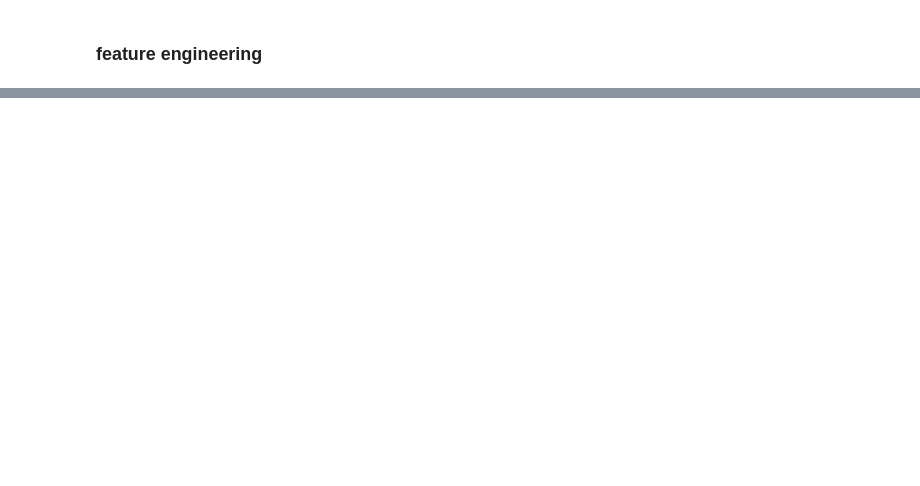
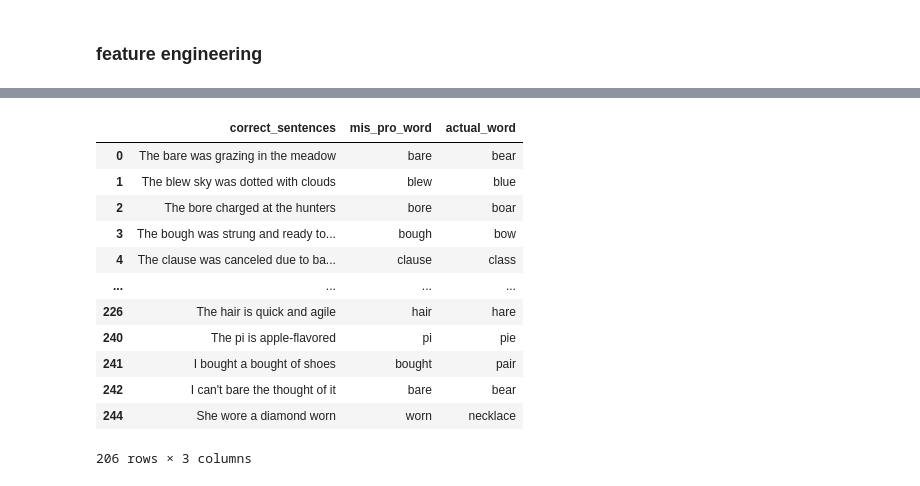
Before and after one commit to bhaskar112car/detect-and-correct-mis-pronounced-words-in-sentences-using-TensorFlow-python-, a Jupyter notebook: detect and correct mis-pronounced words in sentences using TensorFlow python .ipynb, the cells around one changed output, grey strips where cells are left out. Drawn from its saved outputs; the diff is of its cells as text; code cells hidden in the pictures; blank space fills up the shorter version.

```diff
--- a/detect and correct mis-pronounced words in sentences using TensorFlow python .ipynb
+++ b/detect and correct mis-pronounced words in sentences using TensorFlow python .ipynb
@@ -89,0 +142,18 @@ text_df
+# %%
+# create incorrect sentences to predict mis_pro_word
+text_df_1['correct_sentences'] = text_df_1.apply(lambda row: row['correct_sentences'].replace(row['actual_word'], row['mis_pro_word']), axis=1)
+text_df_1
+# %% [output]
+|  | correct_sentences | mis_pro_word | actual_word |
+| 0 | The bare was grazing in the meadow | bare | bear |
+| 1 | The blew sky was dotted with clouds | blew | blue |
+| 2 | The bore charged at the hunters | bore | boar |
+| 3 | The bough was strung and ready to... | bough | bow |
+| 4 | The clause was canceled due to ba... | clause | class |
+| ... | ... | ... | ... |
+| 226 | The hair is quick and agile | hair | hare |
+| 240 | The pi is apple-flavored | pi | pie |
+| 241 | I bought a bought of shoes | bought | pair |
+| 242 | I can't bare the thought of it | bare | bear |
+| 244 | She wore a diamond worn | worn | necklace |
+206 rows × 3 columns
```
Also changed, not shown: parts of 21 cells of this notebook, 3 other files.
